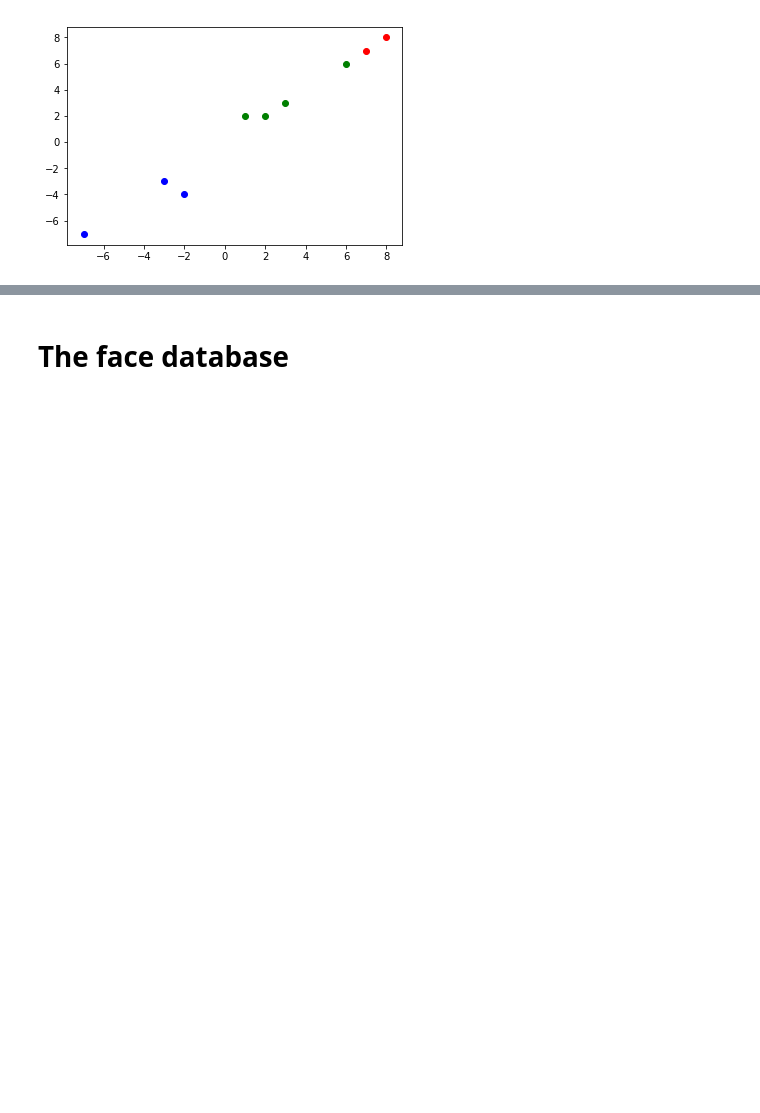
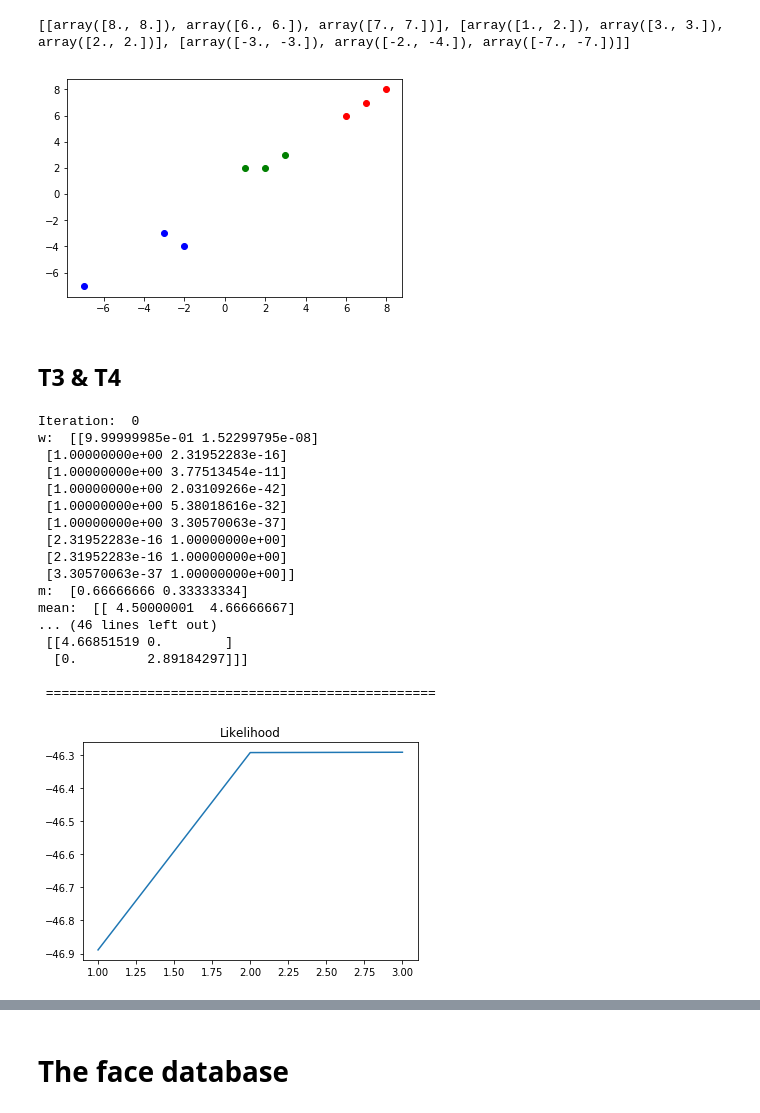
Before and after one commit to nekoteoj/pattern-recognition-work, a Jupyter notebook: HW3/HW3.ipynb, the cells around one changed output, grey strips where cells are left out. Cells and saved outputs as stored; diff of their text form; code cells hidden in the pictures; blank space fills up the shorter version.

```diff
--- a/HW3/HW3.ipynb
+++ b/HW3/HW3.ipynb
@@ -13,18 +14,15 @@ from tqdm import tqdm_notebook
 # %%
-def gaussian_eq(x, mean, var):
-    return np.diagonal(np.exp(-0.5 * (x - mean).dot(np.linalg.inv(var)).dot((x - mean).T))
-                       / np.sqrt(2*np.pi * np.linalg.det(var)))
-
 def soft_em(data, k, means, iters):
     # Initialize step
     m = np.array([1/k] * k, dtype=float)
     var = np.array([np.identity(2) for i in range(k)], dtype=float)
 
+    llhs = []
     for it in range(iters):
         # Expectation
         w = np.zeros((data.shape[0], k))
         for j in range(k):
-            w[:, j] = gaussian_eq(data, means[j], var[j]) * m[j]
+            w[:, j] = multivariate_normal(means[j], var[j]).pdf(data) * m[j]
         w = np.divide(w, np.sum(w, axis=1)[:, None])
 
         # Maximization
@@ -32,17 +30,32 @@ def soft_em(data, k, means, iters):
             m[j] = w[:, j].sum() / data.shape[0]
             var_j = np.zeros((2, 2))
             for i in range(data.shape[0]):
-                var_j += w[i, j] * (data[i] - mean[j]).T.dot(data[i] - mean[j])
+                diff = (data[i] - means[j]).reshape(2, 1)
+                var_j += w[i, j] * diff.dot(diff.T)
             var_j /= np.sum(w[:, j])
             var_j[0, 1] = var_j[1, 0] = 0
             var[j] = var_j
-            mean[j] = np.sum(data * w[:, j].reshape(-1, 1)) / np.sum(w[:, j])
+            means[j] = 0.0
+            for i in range(data.shape[0]):
+                means[j] += w[i, j] * data[i]
+            means[j] /= np.sum(w[:, j])
+
+        # Finding likelihood
+        l = np.zeros((data.shape[0], k))
+        for j in range(k):
+            l[:, j] = multivariate_normal(means[j], var[j]).pdf(data) * m[j]
+        llhs.append(np.log(np.prod(np.sum(l, axis=1))))
 
         # Display Result
         print("Iteration: ", it)
         print("w: ", w)
         print("m: ", m)
+        print("mean: ", mean)
         print("Cov: ", var)
         print("\n", "="*50, "\n")
+
+    plt.title("Likelihood")
+    plt.plot(np.arange(1, 4, 1), llhs)
+    plt.show()
     return w
 # %%
@@ -93,9 +107,39 @@ Cov:  [[[24.55293548  0.        ]
 clusters = [[] for i in range(w.shape[1])]
 for i, row in enumerate(w):
     clusters[np.argmax(row)].append(data[i])
+print(clusters)
 for i, cluster in enumerate(clusters):
     cluster = np.array(cluster)
     plt.scatter(cluster[:, 0], cluster[:, 1], color=["red", "green", "blue"][i])
 plt.show()
 # %% [output]
+[[array([8., 8.]), array([6., 6.]), array([7., 7.])], [array([1., 2.]), array([3., 3.]), array([2., 2.])], [array([-3., -3.]), array([-2., -4.]), array([-7., -7.])]]
-[figure, old version]
+[figure, new version]
+# %% [markdown]
+## T3 & T4
+# %%
+mean_x = np.array([3, -3])
+mean_y = np.array([3, -3])
+mean = np.array([mean_x, mean_y], dtype=np.float64).T
+mean
+
+w = soft_em(data, 2, mean, 3)
+# %% [output]
+Iteration:  0
+w:  [[9.99999985e-01 1.52299795e-08]
+ [1.00000000e+00 2.31952283e-16]
+ [1.00000000e+00 3.77513454e-11]
+ [1.00000000e+00 2.03109266e-42]
+ [1.00000000e+00 5.38018616e-32]
+ [1.00000000e+00 3.30570063e-37]
+ [2.31952283e-16 1.00000000e+00]
+ [2.31952283e-16 1.00000000e+00]
+ [3.30570063e-37 1.00000000e+00]]
+m:  [0.66666666 0.33333334]
+mean:  [[ 4.50000001  4.66666667]
+... (46 lines left out)
+ [[4.66851519 0.        ]
+  [0.         2.89184297]]]
+
+ ==================================================
+[figure, added]
```
Also changed, not shown: parts of 16 cells of this notebook, 1 other file.
